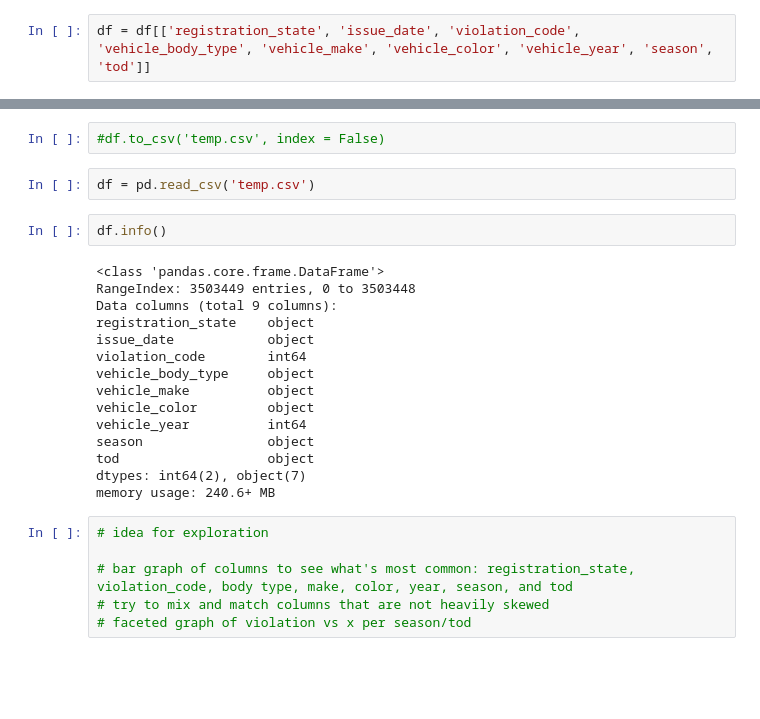
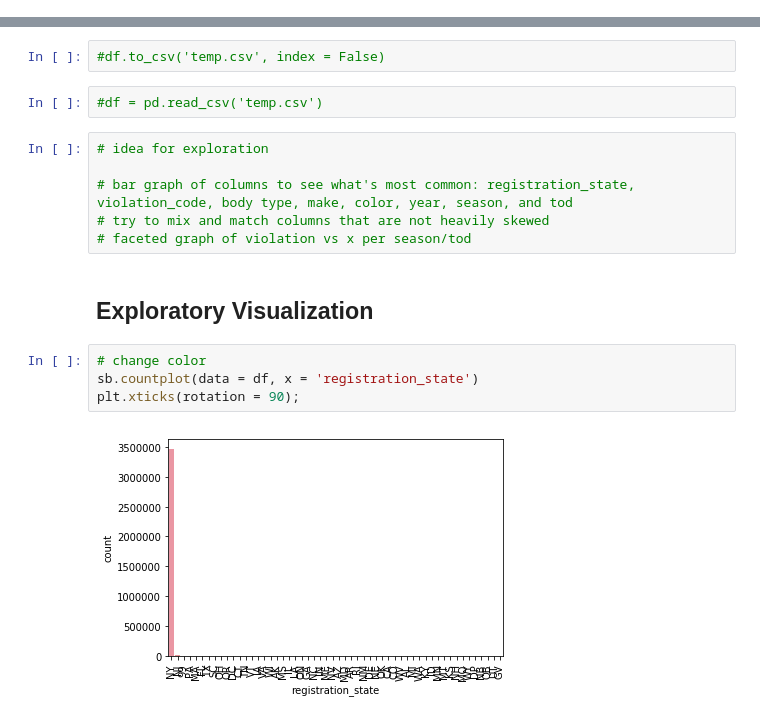
Before and after one commit to pjwseo/NY-Parking-Violation, a Jupyter notebook: NY-Parking-Violation-2018-Analysis.ipynb, the cells around one changed output, grey strips where cells are left out. Cells and saved outputs as stored; diff of their text form; blank space fills up the shorter version.

Commit message:
Exploratory Visuals
Need to fine tune them for explanatory visuals

```diff
--- a/NY-Parking-Violation-2018-Analysis.ipynb
+++ b/NY-Parking-Violation-2018-Analysis.ipynb
@@ -379,5 +379,3 @@ df.head()
 | 2 | NY | 2019-07-02 09:19:00 | 21 | SUBN | HONDA | GRAY | ... |
 | 3 | NY | 2018-07-02 09:02:00 | 21 | SUBN | FORD | BLACK | ... |
 | 4 | NY | 2018-07-06 08:25:00 | 17 | SUBN | TOYOT | GRAY | ... |
-# %%
-df = df[['registration_state', 'issue_date', 'violation_code', 'vehicle_body_type', 'vehicle_make', 'vehicle_color', 'vehicle_year', 'season', 'tod']]
@@ -393,27 +382,18 @@ df.head()
 # %%
 #df.to_csv('temp.csv', index = False)
 # %%
-df = pd.read_csv('temp.csv')
+#df = pd.read_csv('temp.csv')
-# %%
-df.info()
-# %% [output]
-<class 'pandas.core.frame.DataFrame'>
-RangeIndex: 3503449 entries, 0 to 3503448
-Data columns (total 9 columns):
-registration_state    object
-issue_date            object
-violation_code        int64
-vehicle_body_type     object
-vehicle_make          object
-vehicle_color         object
-vehicle_year          int64
-season                object
-tod                   object
-dtypes: int64(2), object(7)
-memory usage: 240.6+ MB
 # %%
 # idea for exploration
 
 # bar graph of columns to see what's most common: registration_state, violation_code, body type, make, color, year, season, and tod
 # try to mix and match columns that are not heavily skewed
 # faceted graph of violation vs x per season/tod
+# %% [markdown]
+## Exploratory Visualization
+# %%
+# change color
+sb.countplot(data = df, x = 'registration_state')
+plt.xticks(rotation = 90);
+# %% [output]
+[figure, added]
```
Also changed, not shown: parts of 9 cells of this notebook.
